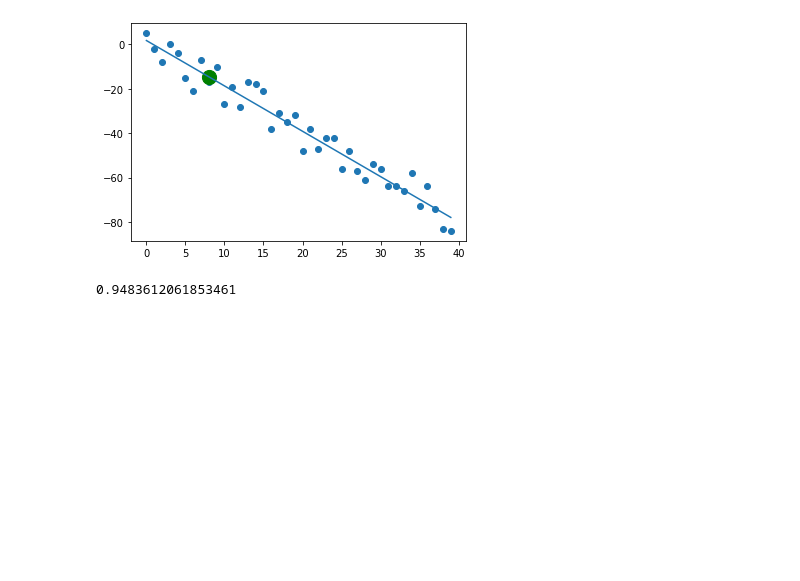
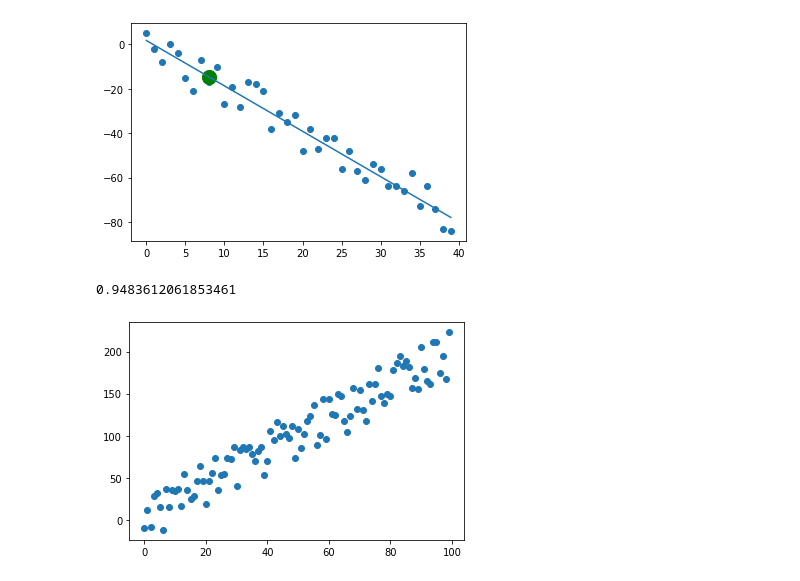
Before and after one commit to drishtigulenia/data-science-Implementations, a Jupyter notebook: linearRegressionImplementation.ipynb, the cells around one changed output. Saved outputs shown, nothing was run; the diff lists cells and outputs as text; code cells hidden in the pictures; blank space fills up the shorter version.

Commit message:
Added gradient descent

```diff
--- a/linearRegressionImplementation.ipynb
+++ b/linearRegressionImplementation.ipynb
@@ -94,3 +94,16 @@ r_squared = coefficient_of_determination(ys, regression_line)
 r_squared
 # %% [output]
 0.9483612061853461
+# %%
+# implementaion with gradient descent
+
+xg, yg = create_dataset(100,30,2,'pos')
+plt.scatter(xg,yg);
+plt.show()
+xg3 = xg
+# xg2 = np.ones((xg.size))
+# xg = np.append(xg2,xg3);
+# xg
+xg =np.vstack((np.ones((xg.size, )), xg)).T
+# %% [output]
+[figure, added]
```
Also changed, not shown: parts of 4 cells of this notebook.
